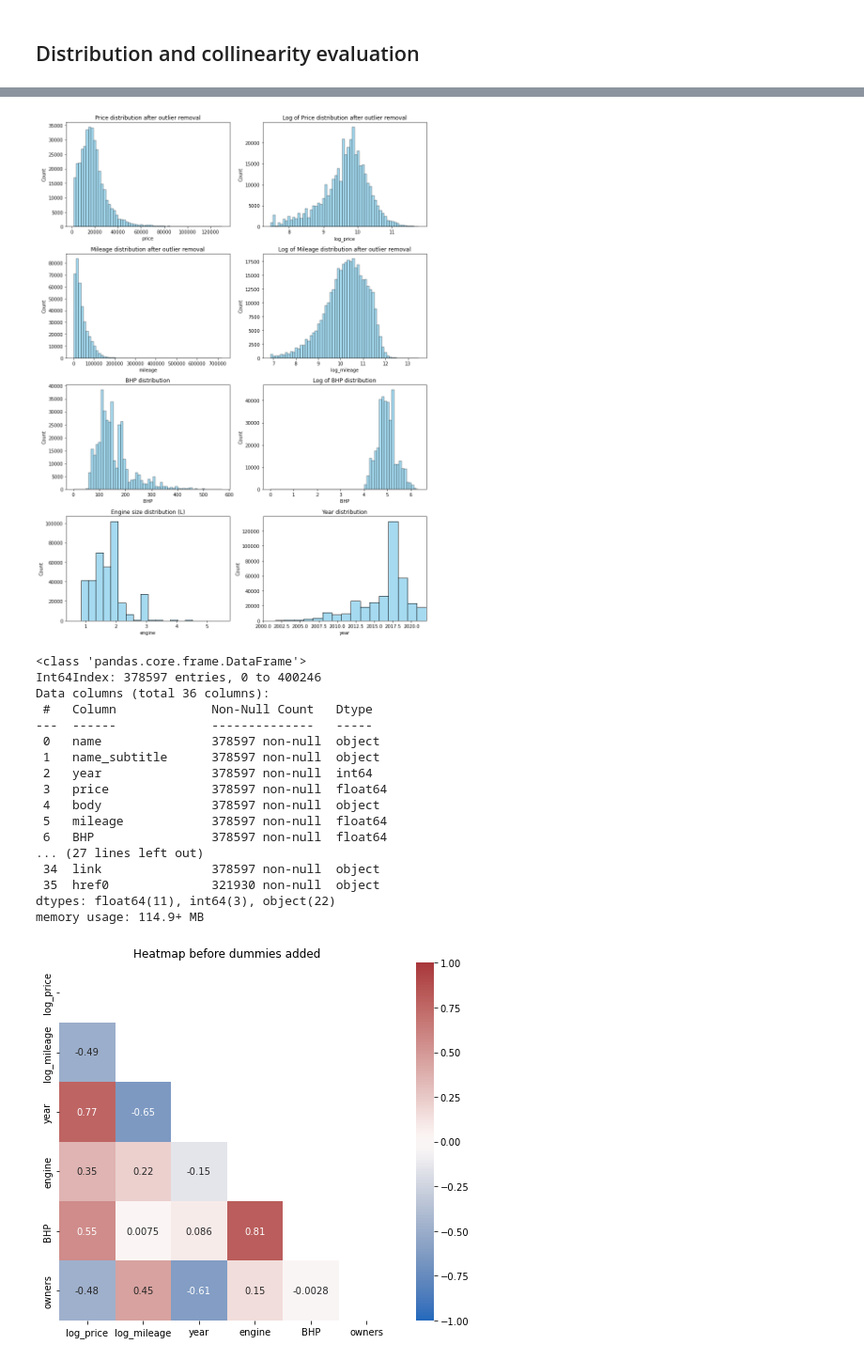
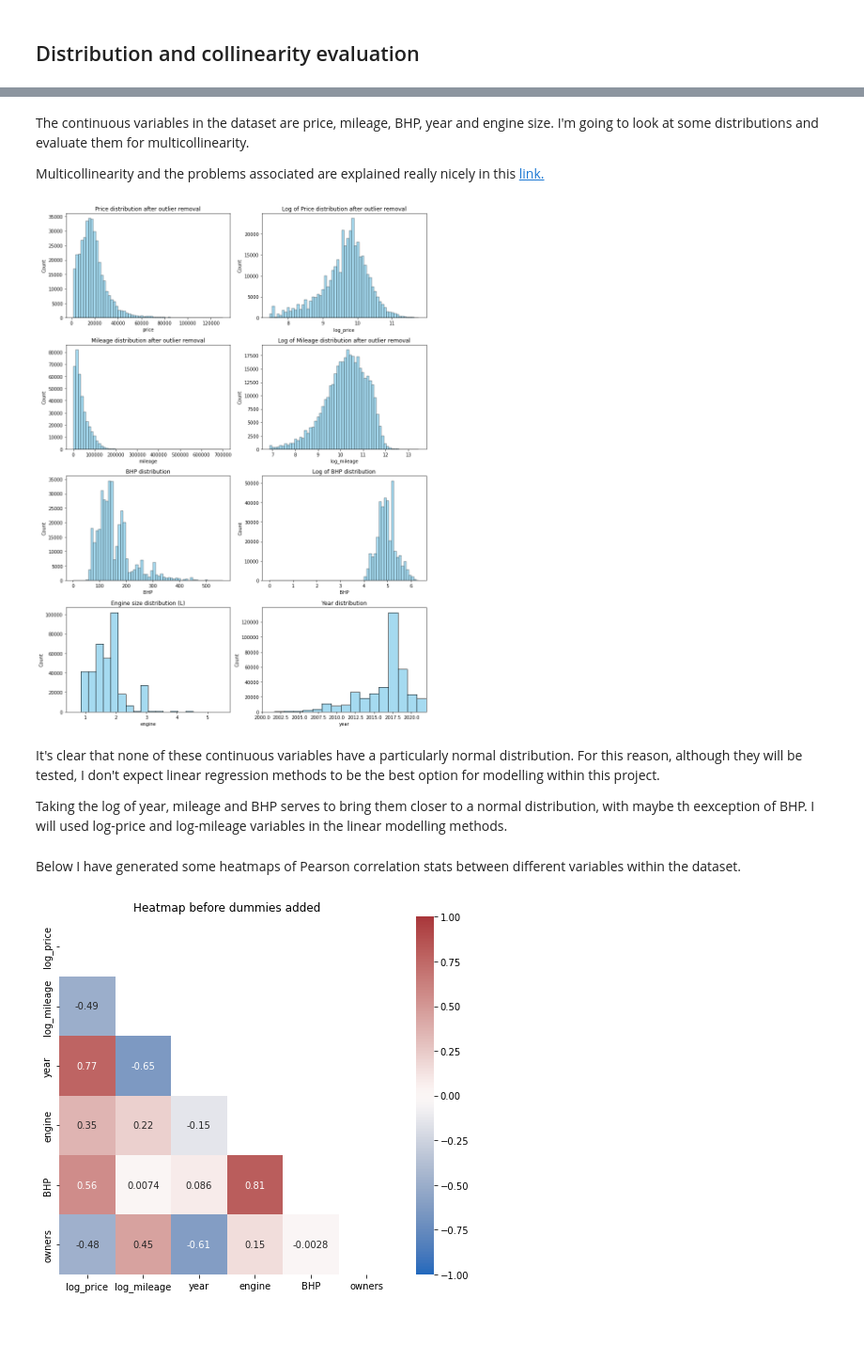
Before and after one commit to rgdavies92/used-car-value, a Jupyter notebook: 04_Data_cleaning_and_EDA.ipynb, the cells around one changed output, grey strips where cells are left out. Shown at 94% size. Drawn from its saved outputs; the diff is of its cells as text; code cells hidden in the pictures; blank space fills up the shorter version.

```diff
--- a/04_Data_cleaning_and_EDA.ipynb
+++ b/04_Data_cleaning_and_EDA.ipynb
@@ -2635,47 +2606,39 @@ plt.show()
+# %% [markdown]
+The continuous variables in the dataset are price, mileage, BHP, year and engine size. I'm going to look at some distributions and evaluate them for multicollinearity.
+
+Multicollinearity and the problems associated are explained really nicely in this [link.](https://blog.minitab.com/en/understanding-statistics/handling-multicollinearity-in-regression-analysis)
 # %%
-mask = np.abs((df.log_price - df.log_price.mean()) / df.log_price.std()) > 3
-dfplot= df[~mask]
+# Seaborn plots of continuous variables
 
-mask = np.abs((df.log_mileage - df.log_mileage.mean()) / df.log_mileage.std()) > 3
-dfplot= dfplot[~mask]
+# Remove some outliers from these distributions to observe trends better on the plots below.
+mask1 = np.abs((df.log_price - df.log_price.mean())) / df.log_price.std() > 3
+dfplot= df[~mask1]
+mask2 = np.abs((dfplot.log_mileage - dfplot.log_mileage.mean())) / dfplot.log_mileage.std() > 3
+dfplot= dfplot[~mask2]
+mask3 = np.abs((dfplot.BHP - dfplot.BHP.mean())) / dfplot.BHP.std() > 6
+dfplot= dfplot[~mask3]
 
-mask = np.abs((df.BHP - df.BHP.mean()) / df.BHP.std()) > 6
-dfplot= dfplot[~mask]
-
+# Plot a series of histograms using Seaborn and subplots.
 fig, ax = plt.subplots(nrows=4, ncols=2, figsize=(12,16))
 sns.histplot(data=dfplot.price, bins=60, color='skyblue',ax=ax[0,0]).set_title('Price distribution after outlier removal')
 sns.histplot(data=dfplot.log_price, bins=60, color='skyblue',ax=ax[0,1]).set_title('Log of Price distribution after outlier removal')
 sns.histplot(data=dfplot.mileage, bins=60, color='skyblue',ax=ax[1,0]).set_title('Mileage distribution after outlier removal')
 sns.histplot(data=dfplot.log_mileage, bins=60, color='skyblue',ax=ax[1,1]).set_title('Log of Mileage distribution after outlier removal')
 sns.histplot(data=dfplot.BHP, bins=60, color='skyblue',ax=ax[2,0]).set_title('BHP distribution')
 sns.histplot(data=dfplot.BHP.apply(lambda x: np.log(x)), bins=60, color='skyblue',ax=ax[2,1]).set_title('Log of BHP distribution')
 sns.histplot(data=dfplot.engine, bins=20, color='skyblue',ax=ax[3,0]).set_title('Engine size distribution (L)')
 sns.histplot(data=dfplot.year, bins=22, color='skyblue',ax=ax[3,1]).set_title('Year distribution')
 ax[3,1].set_xlim(2000,2022)
 plt.tight_layout()
 plt.show()
 # %% [output]
-[figure, old version]
+[figure, new version]
-# %%
-df.info()
-# %% [output]
-<class 'pandas.core.frame.DataFrame'>
-Int64Index: 378597 entries, 0 to 400246
-Data columns (total 36 columns):
- #   Column             Non-Null Count   Dtype
----  ------             --------------   -----
- 0   name               378597 non-null  object
- 1   name_subtitle      378597 non-null  object
- 2   year               378597 non-null  int64
- 3   price              378597 non-null  float64
- 4   body               378597 non-null  object
- 5   mileage            378597 non-null  float64
- 6   BHP                378597 non-null  float64
-... (27 lines left out)
- 34  link               378597 non-null  object
- 35  href0              321930 non-null  object
-dtypes: float64(11), int64(3), object(22)
-memory usage: 114.9+ MB
+# %% [markdown]
+It's clear that none of these continuous variables have a particularly normal distribution. For this reason, although they will be tested, I don't expect linear regression methods to be the best option for modelling within this project.
+
+Taking the log of year, mileage and BHP serves to bring them closer to a normal distribution, with maybe th eexception of BHP. I will used log-price and log-mileage variables in the linear modelling methods.
+# %% [markdown]
+Below I have generated some heatmaps of Pearson correlation stats between different variables within the dataset.
 # %%
 # Heatmap before dummies
 
```
Also changed, not shown: parts of 105 cells of this notebook, 14 other files.
